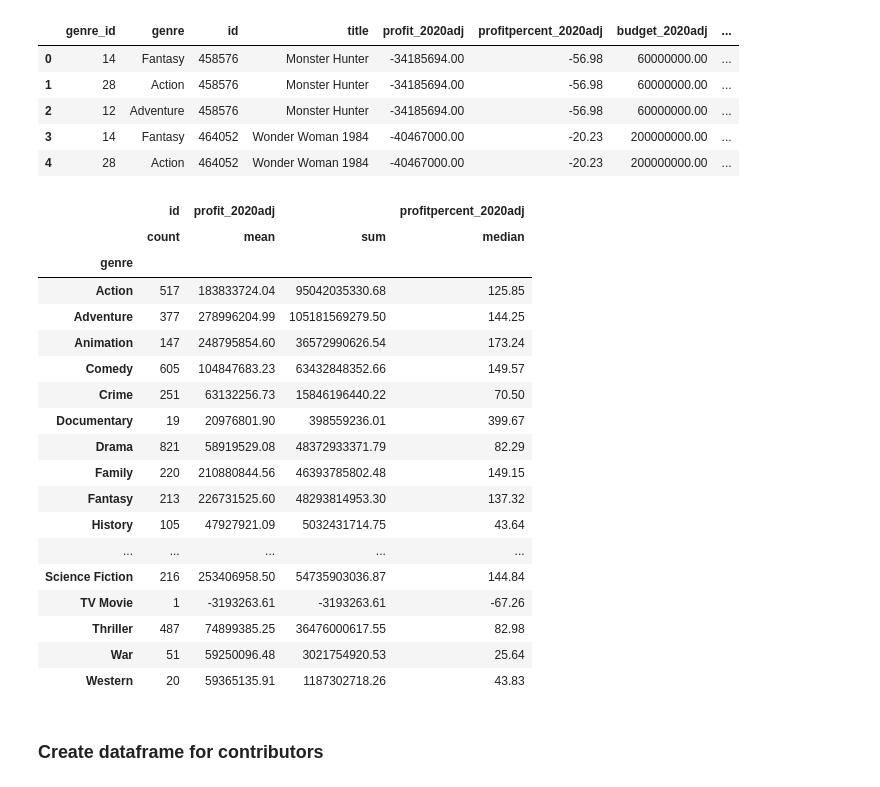
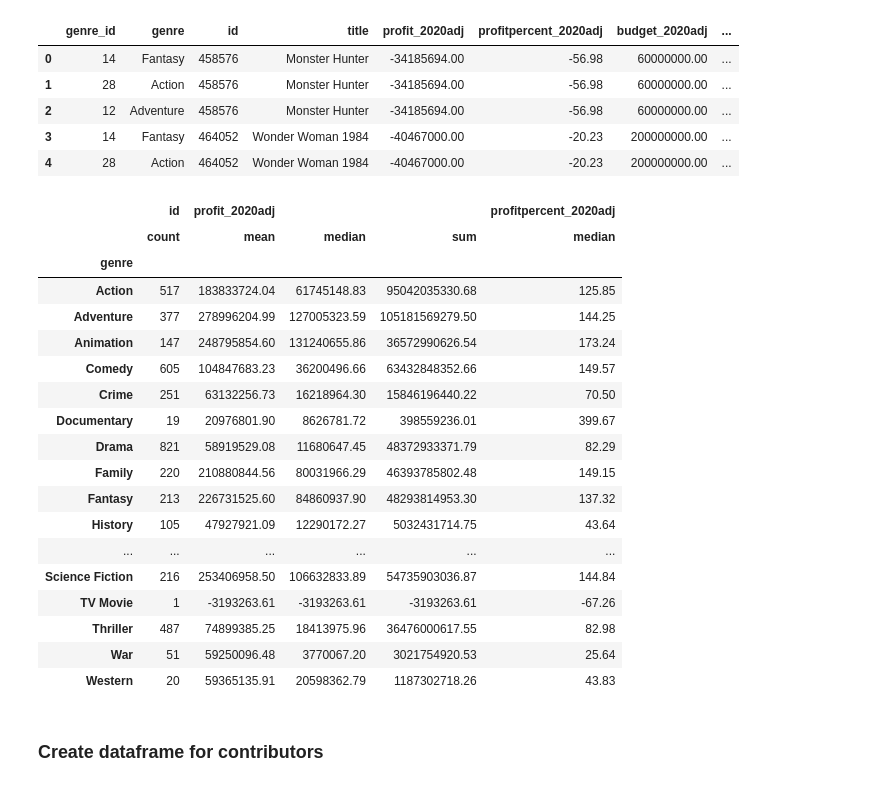
Before and after one commit to thetriggestcove/dsc-phase-1-project, a Jupyter notebook: movie_analysis.ipynb, the cells around one changed output. Drawn from its saved outputs; the diff is of its cells as text; code cells hidden in the pictures.

```diff
--- a/movie_analysis.ipynb
+++ b/movie_analysis.ipynb
@@ -1353,30 +1353,30 @@ df_genres.head()
 # %%
 # Create a pivot table showing aggregate profits, grouped by genre
 df_gp = pd.pivot_table(data=df_genres, index='genre',
                        aggfunc={'id': 'count',
-                                'profit_2020adj': [np.sum, np.mean],
+                                'profit_2020adj': [np.sum, np.median, np.mean],
                                 'profitpercent_2020adj': np.median} )
 df_gp
 # %% [output]
-|  | id | profit_2020adj |  | profitpercent_2020adj |
-|  | count | mean | sum | median |
-| genre |  |  |  |  |
-| Action | 517 | 183833724.04 | 95042035330.68 | 125.85 |
-| Adventure | 377 | 278996204.99 | 105181569279.50 | 144.25 |
-| Animation | 147 | 248795854.60 | 36572990626.54 | 173.24 |
-| Comedy | 605 | 104847683.23 | 63432848352.66 | 149.57 |
-| Crime | 251 | 63132256.73 | 15846196440.22 | 70.50 |
-| Documentary | 19 | 20976801.90 | 398559236.01 | 399.67 |
-| Drama | 821 | 58919529.08 | 48372933371.79 | 82.29 |
-| Family | 220 | 210880844.56 | 46393785802.48 | 149.15 |
-| Fantasy | 213 | 226731525.60 | 48293814953.30 | 137.32 |
-| History | 105 | 47927921.09 | 5032431714.75 | 43.64 |
-| ... | ... | ... | ... | ... |
-| Science Fiction | 216 | 253406958.50 | 54735903036.87 | 144.84 |
-| TV Movie | 1 | -3193263.61 | -3193263.61 | -67.26 |
-| Thriller | 487 | 74899385.25 | 36476000617.55 | 82.98 |
-| War | 51 | 59250096.48 | 3021754920.53 | 25.64 |
-| Western | 20 | 59365135.91 | 1187302718.26 | 43.83 |
+|  | id | profit_2020adj |  |  | profitpercent_2020adj |
+|  | count | mean | median | sum | median |
+| genre |  |  |  |  |  |
+| Action | 517 | 183833724.04 | 61745148.83 | 95042035330.68 | 125.85 |
+| Adventure | 377 | 278996204.99 | 127005323.59 | 105181569279.50 | 144.25 |
+| Animation | 147 | 248795854.60 | 131240655.86 | 36572990626.54 | 173.24 |
+| Comedy | 605 | 104847683.23 | 36200496.66 | 63432848352.66 | 149.57 |
+| Crime | 251 | 63132256.73 | 16218964.30 | 15846196440.22 | 70.50 |
+| Documentary | 19 | 20976801.90 | 8626781.72 | 398559236.01 | 399.67 |
+| Drama | 821 | 58919529.08 | 11680647.45 | 48372933371.79 | 82.29 |
+| Family | 220 | 210880844.56 | 80031966.29 | 46393785802.48 | 149.15 |
+| Fantasy | 213 | 226731525.60 | 84860937.90 | 48293814953.30 | 137.32 |
+| History | 105 | 47927921.09 | 12290172.27 | 5032431714.75 | 43.64 |
+| ... | ... | ... | ... | ... | ... |
+| Science Fiction | 216 | 253406958.50 | 106632833.89 | 54735903036.87 | 144.84 |
+| TV Movie | 1 | -3193263.61 | -3193263.61 | -3193263.61 | -67.26 |
+| Thriller | 487 | 74899385.25 | 18413975.96 | 36476000617.55 | 82.98 |
+| War | 51 | 59250096.48 | 3770067.20 | 3021754920.53 | 25.64 |
+| Western | 20 | 59365135.91 | 20598362.79 | 1187302718.26 | 43.83 |
 # %% [markdown]
 ### Create dataframe for contributors
 # %%
```
Also changed, not shown: parts of 5 cells of this notebook, 1 other file.
